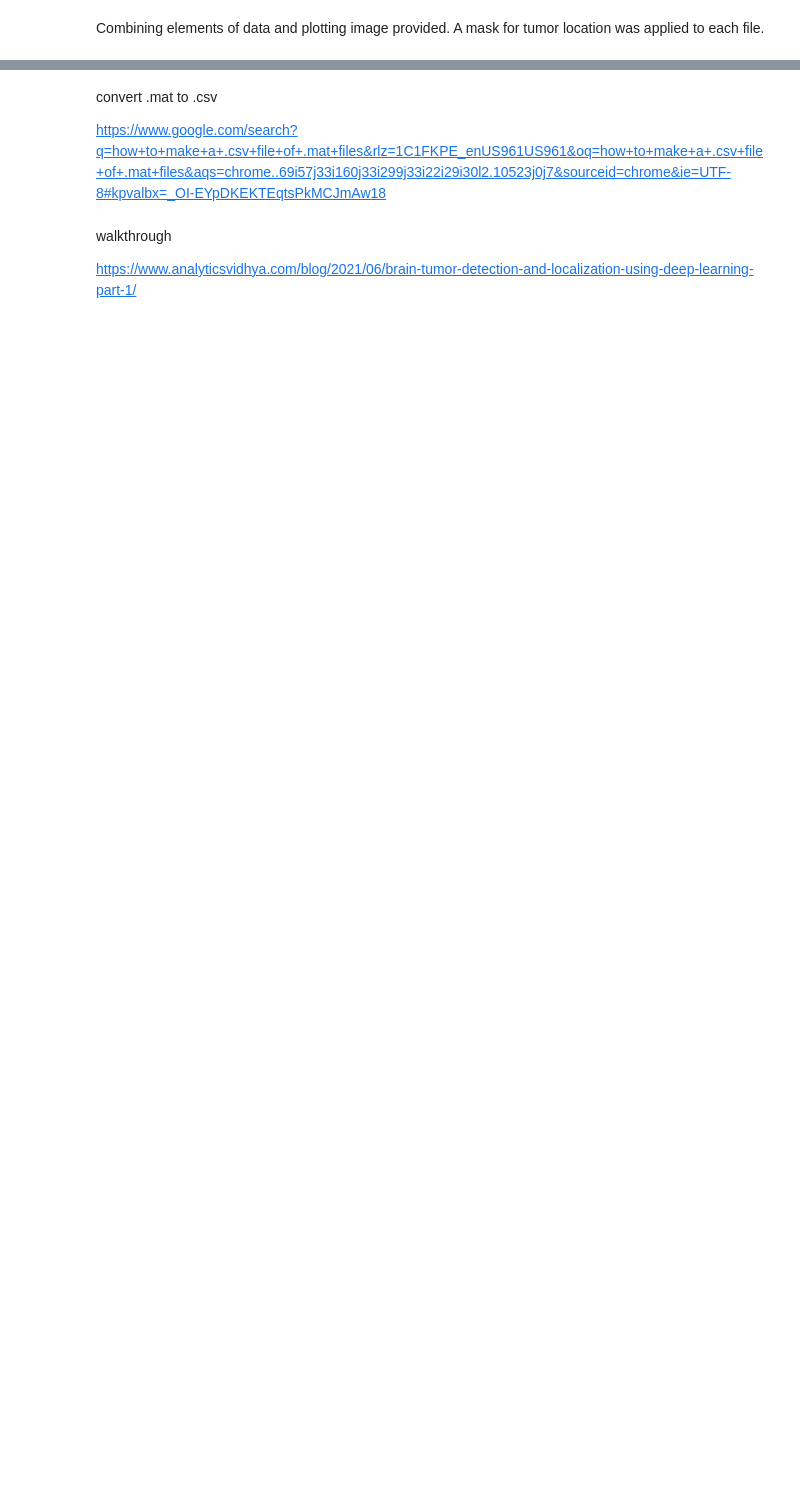
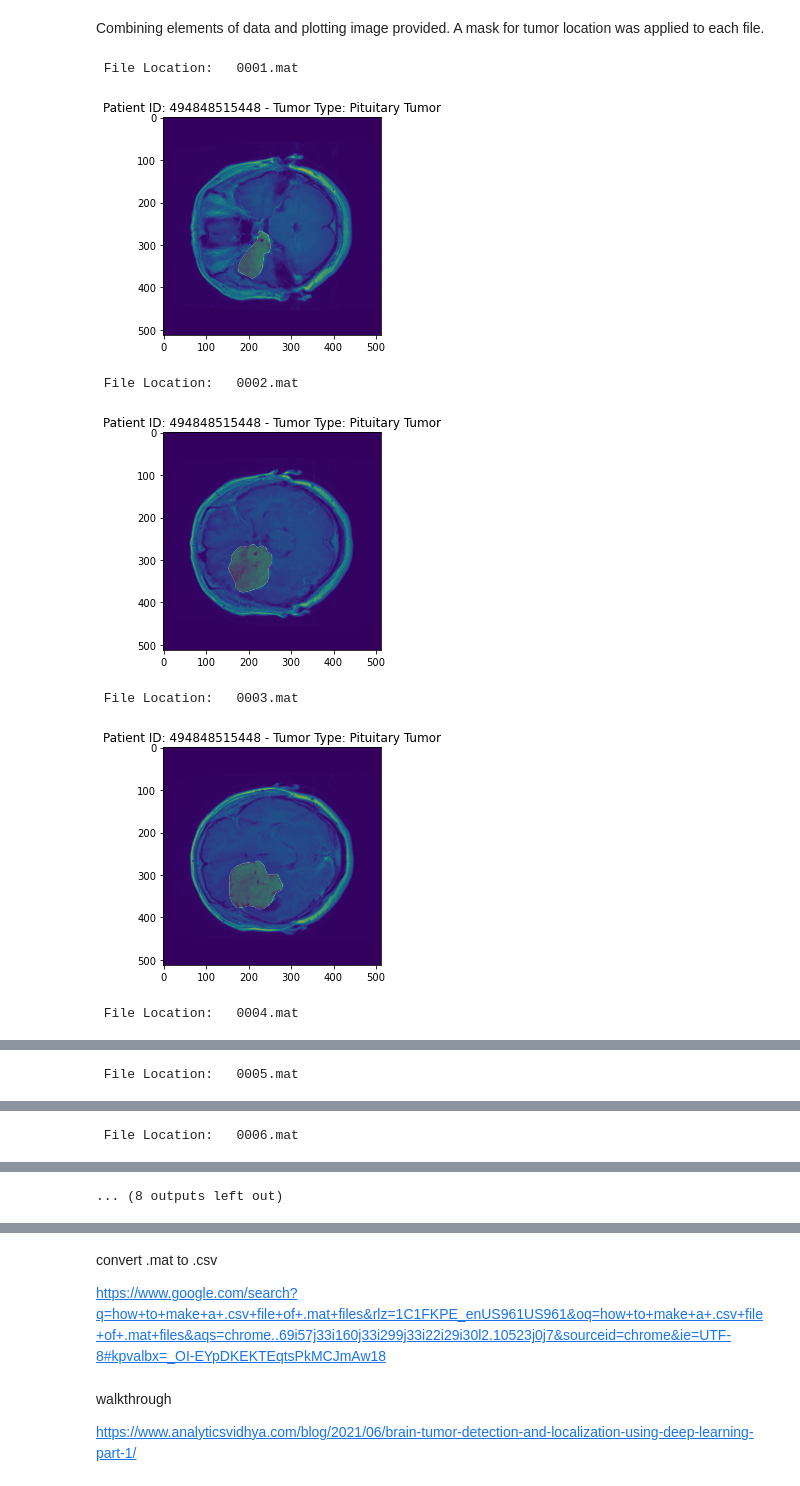
Before and after one commit to FatherVinyard/Springboard-Capstone, a Jupyter notebook: Capstone Two Exploratory Data Analysis.ipynb, the cells around one changed output, grey strips where cells are left out. Saved outputs shown, nothing was run; the diff lists cells and outputs as text; code cells hidden in the pictures; blank space fills up the shorter version.

```diff
--- a/Capstone Two Exploratory Data Analysis.ipynb
+++ b/Capstone Two Exploratory Data Analysis.ipynb
@@ -184,26 +194,40 @@ Text(0.5, 1.0, 'Mask + Image')
 # %% [markdown]
 Combining elements of data and plotting image provided. A mask for tumor location was applied to each file.
 # %%
-# for x in files[0:9]:
-#     f = h5py.File(x, 'r')
-#     PID = f['cjdata']['PID']
-#     PID = list(chain(*PID))
-#     PID = "Patient ID: " + ''.join([str(item) for item in PID])
-#     print('\033[1m', "File Location: ", '\033[0m', x)
-#     label = list(f['cjdata']['label'][0])
-#     for i in range(0, len(label)):
-#         label[i] = int(label[i])
-#     label = ''.join([str(item) for item in label])
-#     image = f['cjdata']['image']
-#     tumorMask = f['cjdata']['tumorMask']
-#     imgplot = plt.imshow(image)
-#     maskplot = plt.imshow(tumorMask, cmap='jet', alpha=0.25)
-#     if label == 1:
-#         label = " - Tumor Type: Meningioma"
-#     elif label == 2:
-#         label = " - Tumor Type: Glioma"
-#     else:
-#         label = " - Tumor Type: Pituitary Tumor"
-#     plt.title(PID + label)
+# IDEA: Save each image, mask and comb as .png files.
 
-#     plt.show()
+P_ID = []
+tumlab = []
+for x in files[0:10]: #remove '[0:10]' for all data
+    f = h5py.File(x, 'r')
+    PID = f['cjdata']['PID']
+    PID = list(chain(*PID))
+    PID = ''.join([str(item) for item in PID])
+    PatID = "Patient ID: " + PID
+    print('\033[1m', "File Location: ", '\033[0m', x)
+    label = list(f['cjdata']['label'])
+    for i in range(0, len(label)):
+        label[i] = int(label[i])
+    label = ''.join([str(item) for item in label])
+    image = f['cjdata']['image']
+    tumorMask = f['cjdata']['tumorMask']
+    imgplot = plt.imshow(image)
+    maskplot = plt.imshow(tumorMask, cmap='jet', alpha=0.25)
+    if label == 1:
+        label = "Meningioma"
+    elif label == 2:
+        label = "Glioma"
+    else:
+        label = "Pituitary Tumor"
+    plt.title(PatID + " - Tumor Type: " +label)
+    plt.show()
+    P_ID.append(PID)
+    tumlab.append(label)
+# %% [output]
+ File Location:   0001.mat
+[figure, added]
+ File Location:   0002.mat
+[figure, added]
+ File Location:   0003.mat
+[figure, added]
+ File Location:   0004.mat
@@ -209,0 +235 @@ Combining elements of data and plotting image provided. A mask for tumor locatio
+ File Location:   0005.mat
@@ -209,0 +237 @@ Combining elements of data and plotting image provided. A mask for tumor locatio
+ File Location:   0006.mat
@@ -209,0 +239 @@ Combining elements of data and plotting image provided. A mask for tumor locatio
+... (8 outputs left out)
```
Also changed, not shown: parts of 17 cells of this notebook.
